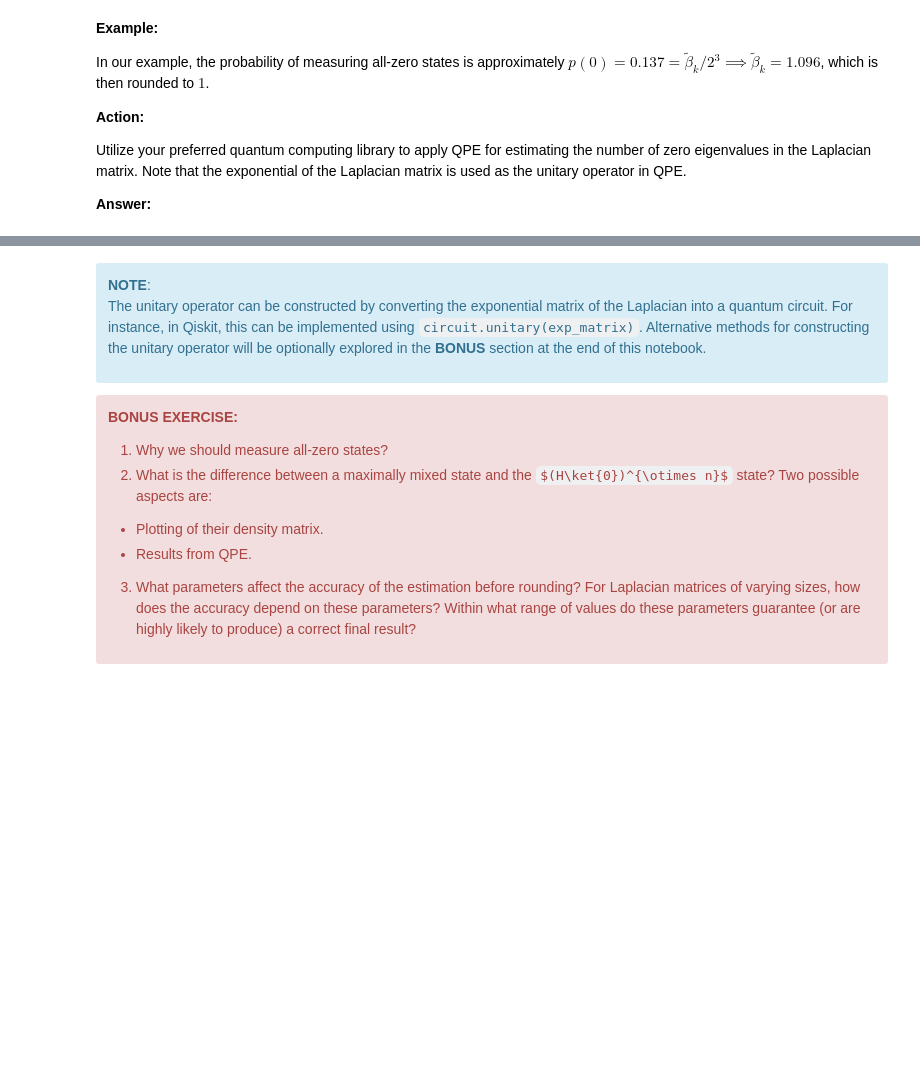
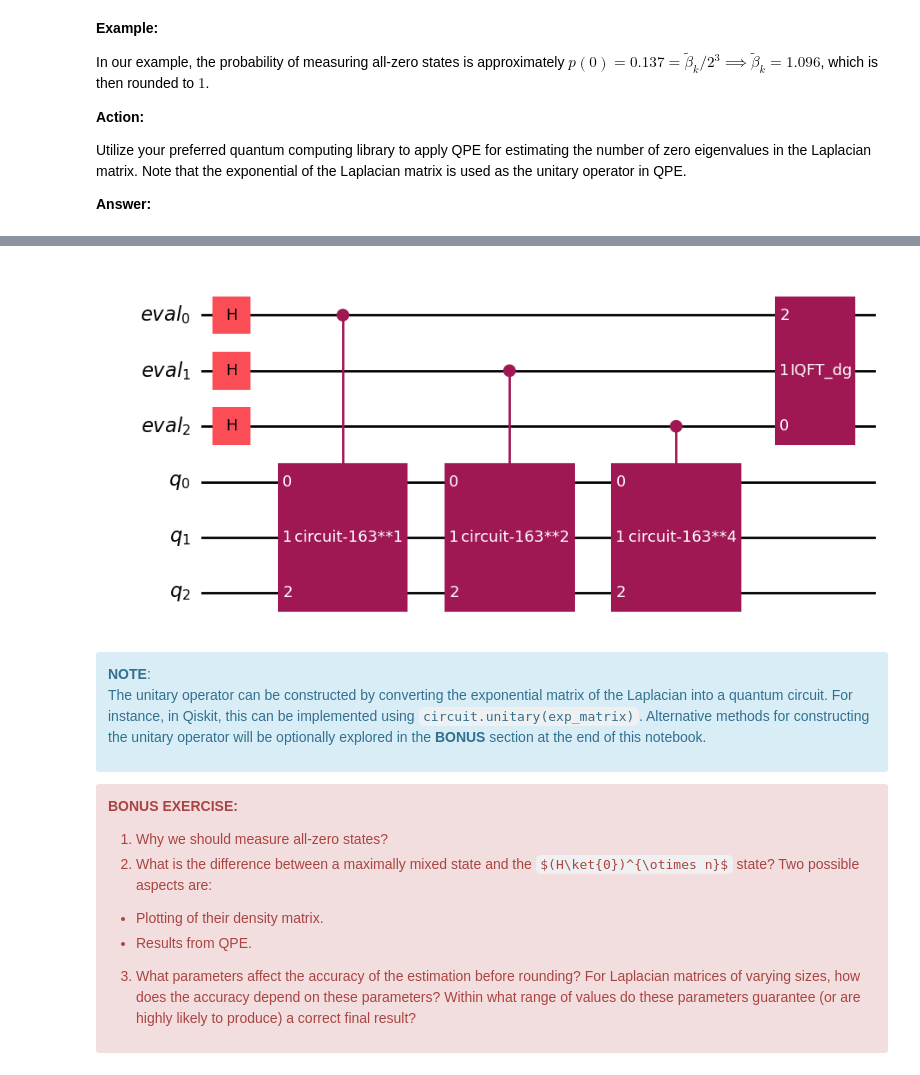
Before and after one commit to JoeJoeNguyen/MOODYS_2025_Hackathon, a Jupyter notebook: moodys_challenge.ipynb, the cells around one changed output, grey strips where cells are left out. Cells and saved outputs as stored; diff of their text form; code cells hidden in the pictures; some formulas as TeX source; blank space fills up the shorter version.

```diff
--- a/moodys_challenge.ipynb
+++ b/moodys_challenge.ipynb
@@ -774,3 +869,12 @@ Utilize your preferred quantum computing library to apply QPE for estimating the
+# %%
+#make QPE
+from qiskit.circuit.library import PhaseEstimation
+
+# Assuming circuitU is already defined
+QPE_circuit = PhaseEstimation(3, circuitU)
+QPE_circuit.decompose().draw('mpl')
+# %% [output]
+[figure, added]
 # %% [markdown]
 <div class="alert alert-block alert-info"> <b>NOTE</b>:
 
```
Also changed, not shown: parts of 7 cells of this notebook, 1 other file.
